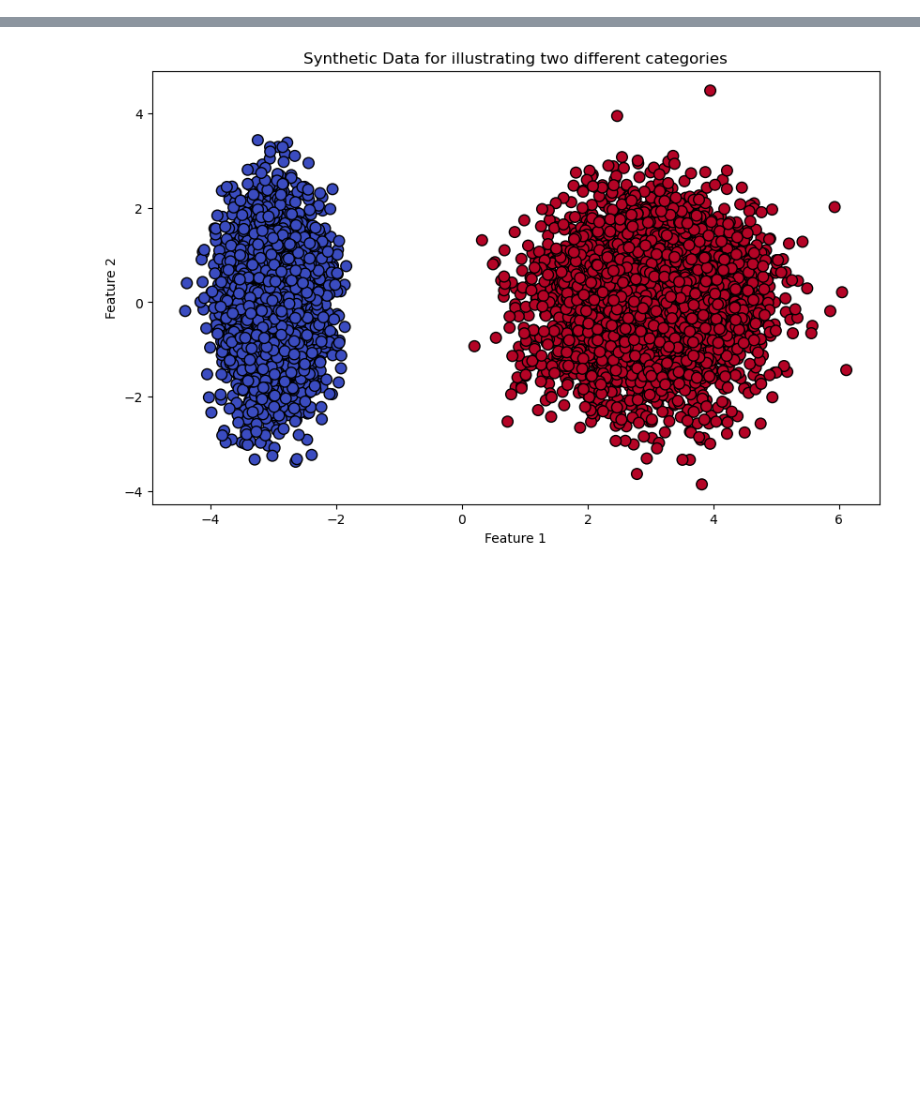
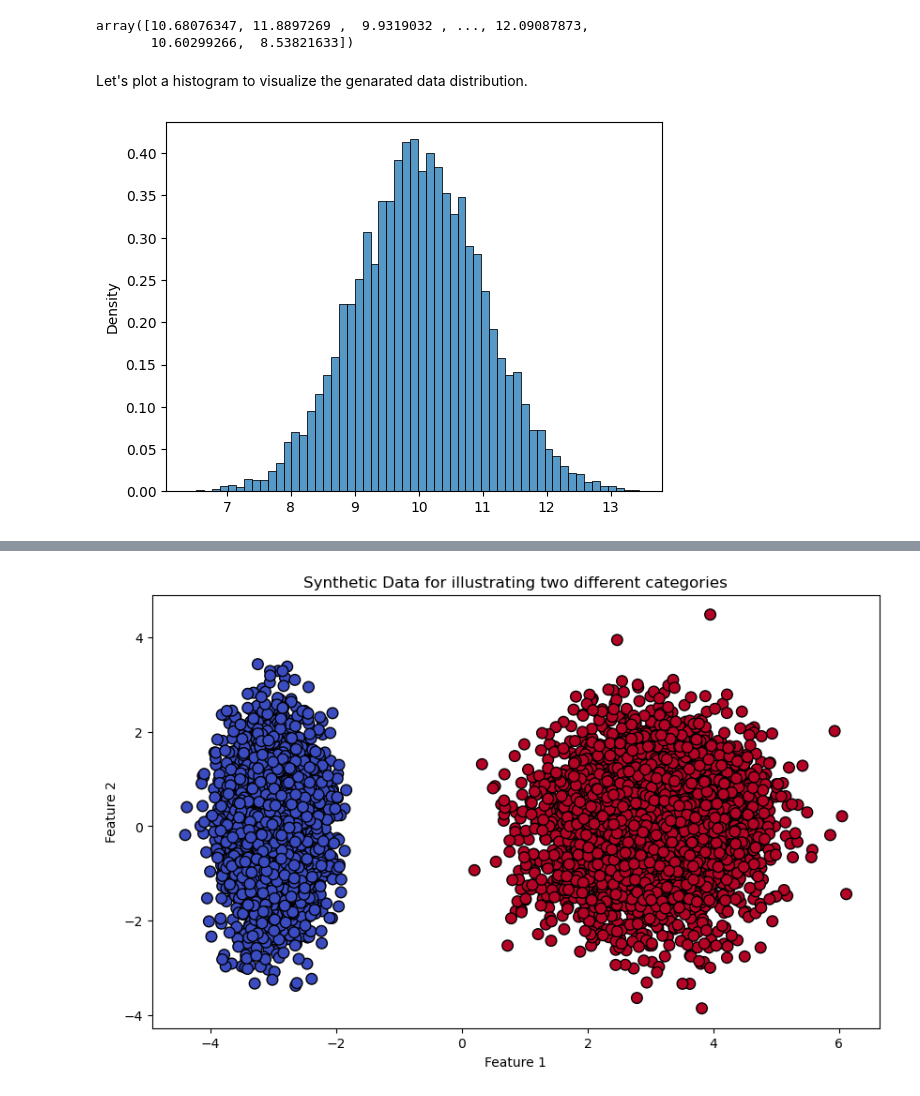
Before and after one commit to KubaJerz/VLab_AI_ML_Training, a Jupyter notebook: AI_not_ML/AI_not_ML.ipynb, the cells around one changed output, grey strips where cells are left out. Drawn from its saved outputs; the diff is of its cells as text; code cells hidden in the pictures; blank space fills up the shorter version.

```diff
--- a/AI_not_ML/AI_not_ML.ipynb
+++ b/AI_not_ML/AI_not_ML.ipynb
@@ -32,0 +141,18 @@ import sys
+# %%
+# Set parameters
+mu = 10
+sigma = 1
+
+# Draw 10000 random samples
+draws = np.random.normal(mu, sigma, size=10000)
+draws
+# %% [output]
+array([10.68076347, 11.8897269 ,  9.9319032 , ..., 12.09087873,
+       10.60299266,  8.53821633])
+# %% [markdown]
+Let's plot a histogram to visualize the genarated data distribution.
+# %%
+# Plot a histogram of our draws
+sns.histplot(draws, stat="density");
+# %% [output]
+[figure, added]
```
Also changed, not shown: parts of 40 cells of this notebook.
